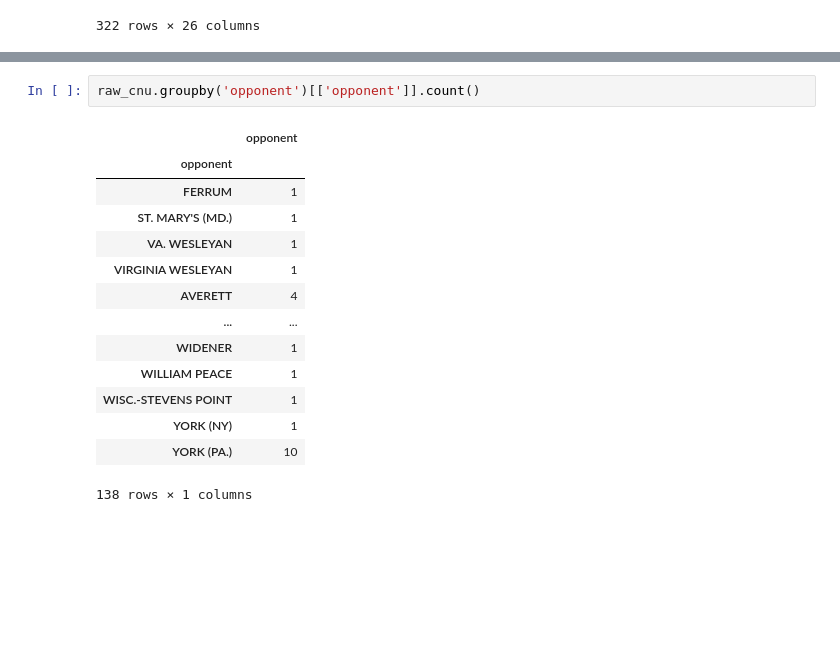
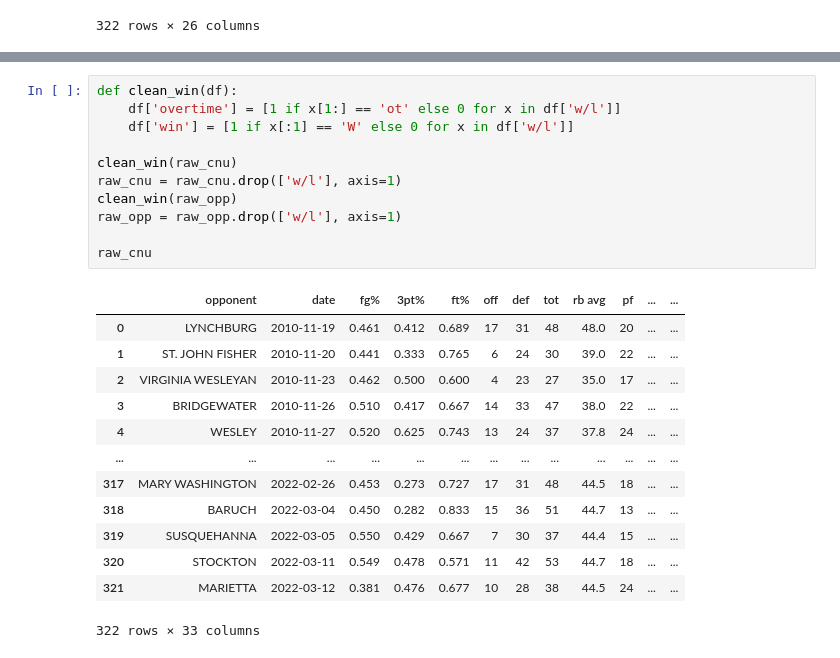
Before and after one commit to nathanroberts55/CNUMBBMLProject, a Jupyter notebook: data_cleaning.ipynb, the cells around one changed output, grey strips where cells are left out. Cells and saved outputs as stored; diff of their text form; blank space fills up the shorter version.

Commit message:
Rearranged some files & cleaned up. Moving to EDA

```diff
--- a/data_cleaning.ipynb
+++ b/data_cleaning.ipynb
@@ -155,17 +241,25 @@ raw_cnu
-# %%
-raw_cnu.groupby('opponent')[['opponent']].count()
-# %% [output]
-|  | opponent |
-| opponent |  |
-| FERRUM | 1 |
-| ST. MARY'S (MD.) | 1 |
-| VA. WESLEYAN | 1 |
-| VIRGINIA WESLEYAN | 1 |
-| AVERETT | 4 |
-| ... | ... |
-| WIDENER | 1 |
-| WILLIAM PEACE | 1 |
-| WISC.-STEVENS POINT | 1 |
-| YORK (NY) | 1 |
-| YORK (PA.) | 10 |
-138 rows × 1 columns
+# %%
+def clean_win(df):
+    df['overtime'] = [1 if x[1:] == 'ot' else 0 for x in df['w/l']]
+    df['win'] = [1 if x[:1] == 'W' else 0 for x in df['w/l']]
+
+clean_win(raw_cnu)
+raw_cnu = raw_cnu.drop(['w/l'], axis=1)
+clean_win(raw_opp)
+raw_opp = raw_opp.drop(['w/l'], axis=1)
+
+raw_cnu
+# %% [output]
+|  | opponent | date | fg% | 3pt% | ft% | off | def | tot | rb avg | pf | ... | ... |
+| 0 | LYNCHBURG | 2010-11-19 | 0.461 | 0.412 | 0.689 | 17 | 31 | 48 | 48.0 | 20 | ... | ... |
+| 1 | ST. JOHN FISHER | 2010-11-20 | 0.441 | 0.333 | 0.765 | 6 | 24 | 30 | 39.0 | 22 | ... | ... |
+| 2 | VIRGINIA WESLEYAN | 2010-11-23 | 0.462 | 0.500 | 0.600 | 4 | 23 | 27 | 35.0 | 17 | ... | ... |
+| 3 | BRIDGEWATER | 2010-11-26 | 0.510 | 0.417 | 0.667 | 14 | 33 | 47 | 38.0 | 22 | ... | ... |
+| 4 | WESLEY | 2010-11-27 | 0.520 | 0.625 | 0.743 | 13 | 24 | 37 | 37.8 | 24 | ... | ... |
+| ... | ... | ... | ... | ... | ... | ... | ... | ... | ... | ... | ... | ... |
+| 317 | MARY WASHINGTON | 2022-02-26 | 0.453 | 0.273 | 0.727 | 17 | 31 | 48 | 44.5 | 18 | ... | ... |
+| 318 | BARUCH | 2022-03-04 | 0.450 | 0.282 | 0.833 | 15 | 36 | 51 | 44.7 | 13 | ... | ... |
+| 319 | SUSQUEHANNA | 2022-03-05 | 0.550 | 0.429 | 0.667 | 7 | 30 | 37 | 44.4 | 15 | ... | ... |
+| 320 | STOCKTON | 2022-03-11 | 0.549 | 0.478 | 0.571 | 11 | 42 | 53 | 44.7 | 18 | ... | ... |
+| 321 | MARIETTA | 2022-03-12 | 0.381 | 0.476 | 0.677 | 10 | 28 | 38 | 44.5 | 24 | ... | ... |
+322 rows × 33 columns
```
Also changed, not shown: parts of 12 cells of this notebook, 35 other files.
